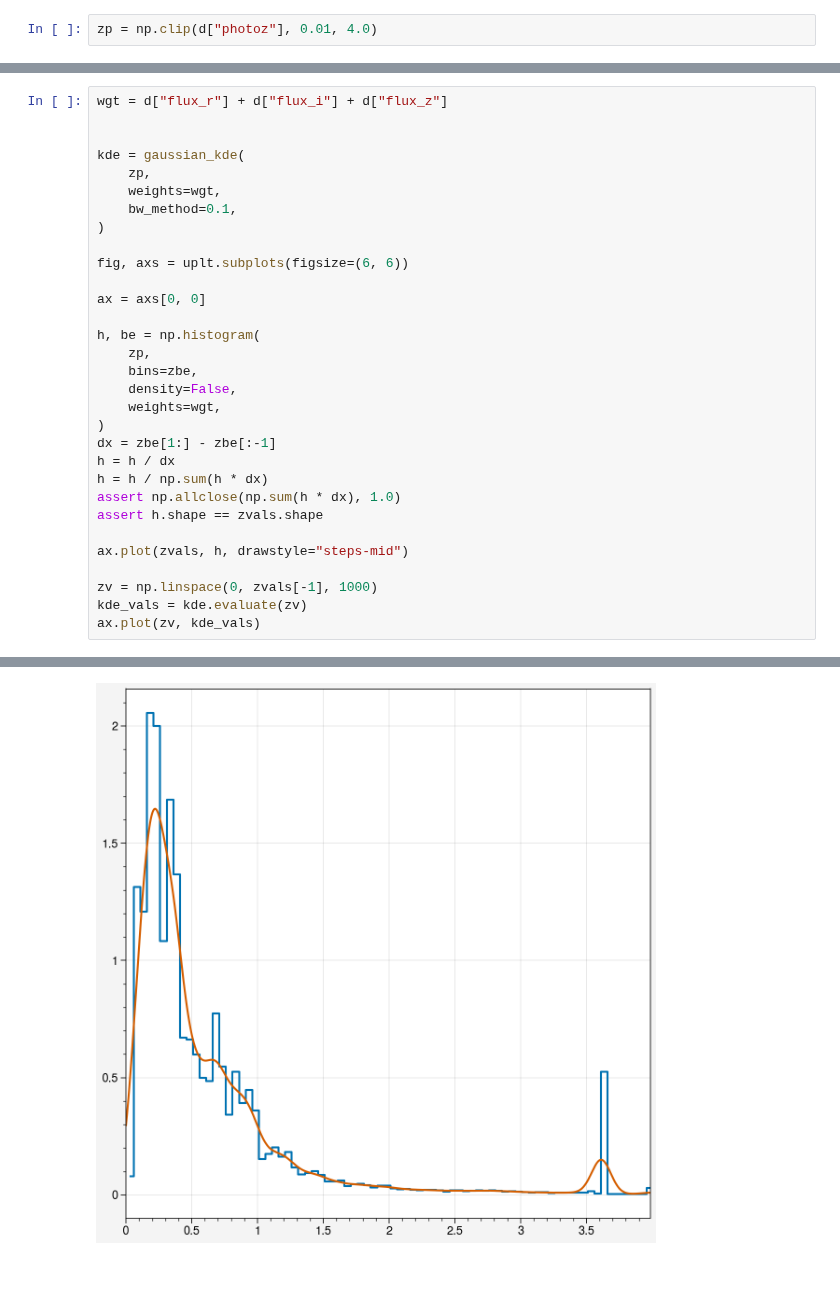
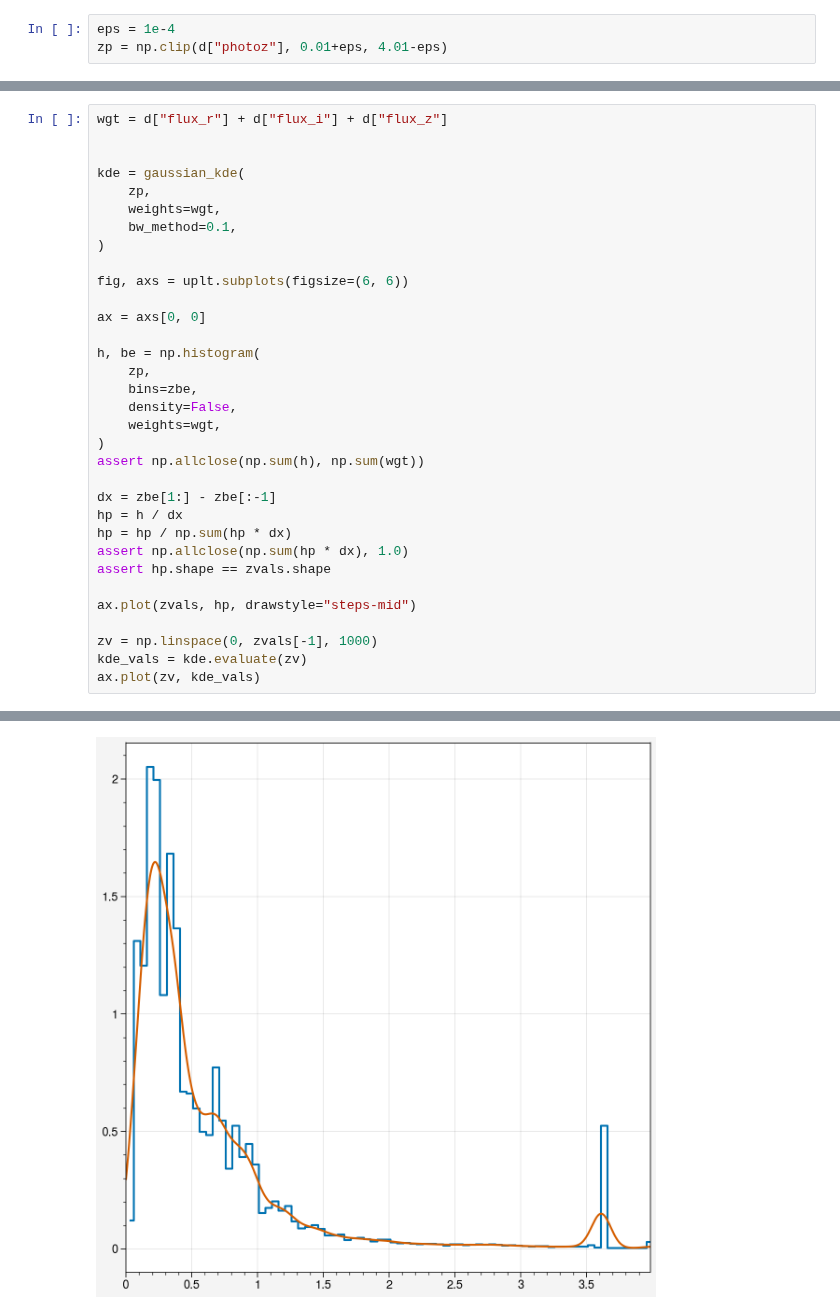
Before and after one commit to beckermr/des-y6-analysis, a Jupyter notebook: 2024_10_21_fgmodels/v1/des-y6-nz-fits-gmodel-tests.ipynb, the cells around one changed output, grey strips where cells are left out. Cells and saved outputs as stored; diff of their text form; blank space fills up the shorter version.

```diff
--- a/2024_10_21_fgmodels/v1/des-y6-nz-fits-gmodel-tests.ipynb
+++ b/2024_10_21_fgmodels/v1/des-y6-nz-fits-gmodel-tests.ipynb
@@ -23,5 +33,6 @@ zbe = np.concatenate([zvals - 0.05 /2, [zvals[-1] + 0.05/2]])
 # %%
-zp = np.clip(d["photoz"], 0.01, 4.0)
+eps = 1e-4
+zp = np.clip(d["photoz"], 0.01+eps, 4.01-eps)
 # %%
 zp.min(), zp.max()
 # %% [output]
@@ -33,35 +44,37 @@ np.mean(zp)
 # %%
 wgt = d["flux_r"] + d["flux_i"] + d["flux_z"]
 
 
 kde = gaussian_kde(
     zp,
     weights=wgt,
     bw_method=0.1,
 )
 
 fig, axs = uplt.subplots(figsize=(6, 6))
 
 ax = axs[0, 0]
 
 h, be = np.histogram(
     zp,
     bins=zbe,
     density=False,
     weights=wgt,
 )
+assert np.allclose(np.sum(h), np.sum(wgt))
+
 dx = zbe[1:] - zbe[:-1]
-h = h / dx
-h = h / np.sum(h * dx)
-assert np.allclose(np.sum(h * dx), 1.0)
-assert h.shape == zvals.shape
+hp = h / dx
+hp = hp / np.sum(hp * dx)
+assert np.allclose(np.sum(hp * dx), 1.0)
+assert hp.shape == zvals.shape
 
-ax.plot(zvals, h, drawstyle="steps-mid")
+ax.plot(zvals, hp, drawstyle="steps-mid")
 
 zv = np.linspace(0, zvals[-1], 1000)
 kde_vals = kde.evaluate(zv)
 ax.plot(zv, kde_vals)
 # %% [output]
 <a list of 1 Line2D objects>
-[figure, old version]
+[figure, new version]
 # %%
```
Also changed, not shown: parts of 9 cells of this notebook, 6 other files.
